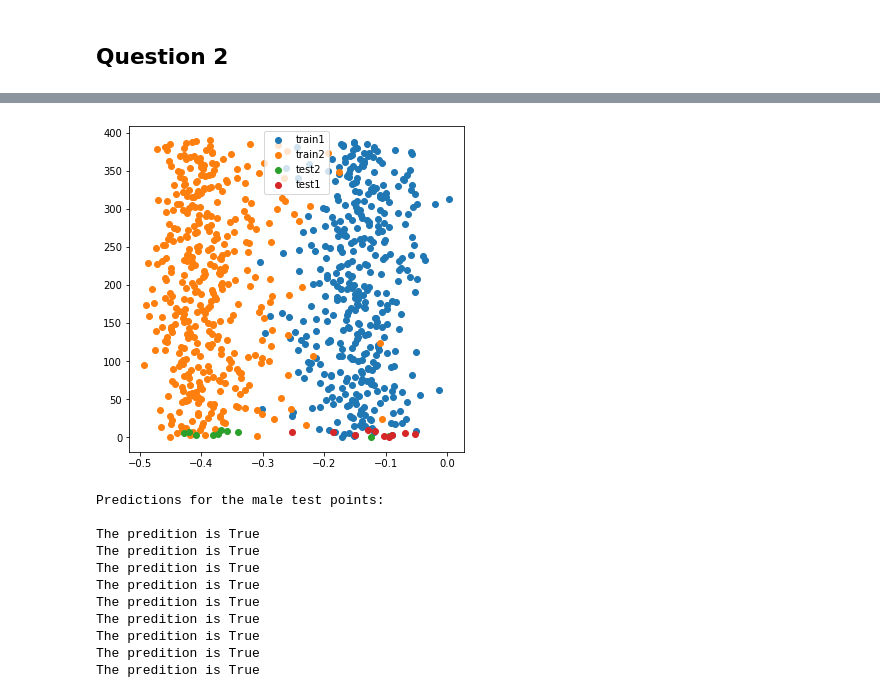
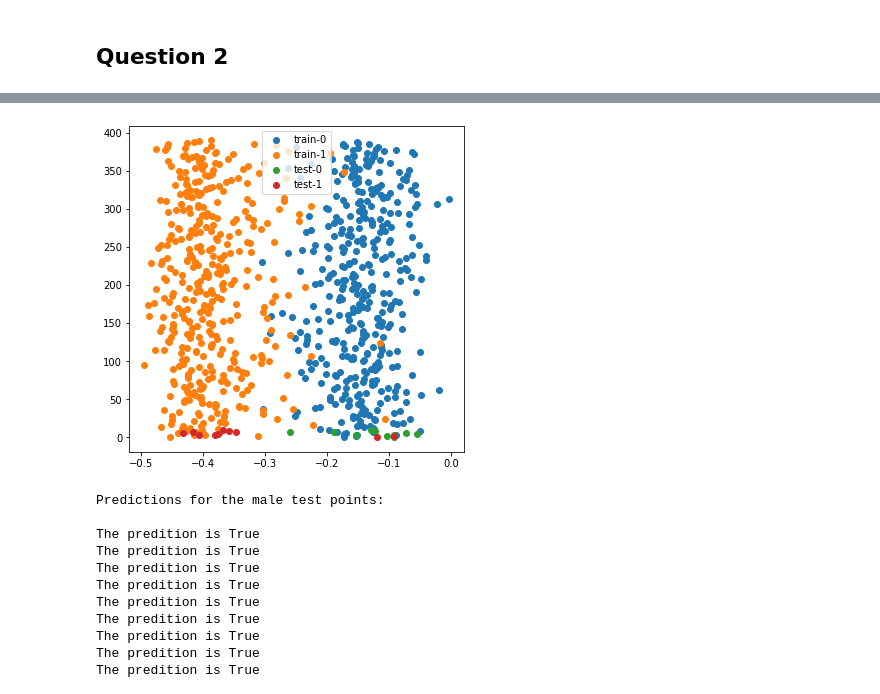
Before and after one commit to siddarth-c/Pattern-Recognition, a Jupyter notebook: A3/A3.ipynb, the cells around one changed output, grey strips where cells are left out. Saved outputs shown, nothing was run; the diff lists cells and outputs as text; code cells hidden in the pictures.

```diff
--- a/A3/A3.ipynb
+++ b/A3/A3.ipynb
@@ -199,2 +220,2 @@ def LDA(X0, X1, d_dash):
 # %%
-LD_X = LDA(X0, X1, 1)
+LD_X, trans_mat = LDA(X0X1, X0, X1, 1)
@@ -204,22 +222,22 @@ class2 = LD_X[len(df.loc[df['Unnamed: 1'] == 'male']):]
-# %%
-train1 = class1[10:]
-test1 = class1[:10]
-
-train2 = class2[10:]
-test2 = class2[:10]
+# %%
+class0 = LD_X[:389]
+class1 = LD_X[389:]
+# %%
+test0 = np.dot(test0, trans_mat)[:,:1]
+test1 = np.dot(test1, trans_mat)[:,:1]
 # %%
 plt.figure(figsize= (6, 6))
 
-plt.scatter(train1[:,0], range(len(train1[:,0])))
-plt.scatter(train2[:,0], range(len(train2[:,0])))
+plt.scatter(class0[:,0], range(len(class0[:,0])))
+plt.scatter(class1[:,0], range(len(class1[:,0])))
 
-plt.scatter(test2[:,0], range(len(test2[:,0])))
+plt.scatter(test0[:,0], range(len(test0[:,0])))
 plt.scatter(test1[:,0], range(len(test1[:,0])))
 
-plt.legend(['train1', 'train2', 'test2', 'test1'])
+plt.legend(['train-0', 'train-1', 'test-0', 'test-1'])
 plt.show()
 # %% [output]
-[figure, old version]
+[figure, new version]
 # %%
 # square root of sum of square of distances
 
```
Also changed, not shown: parts of 13 cells of this notebook.
